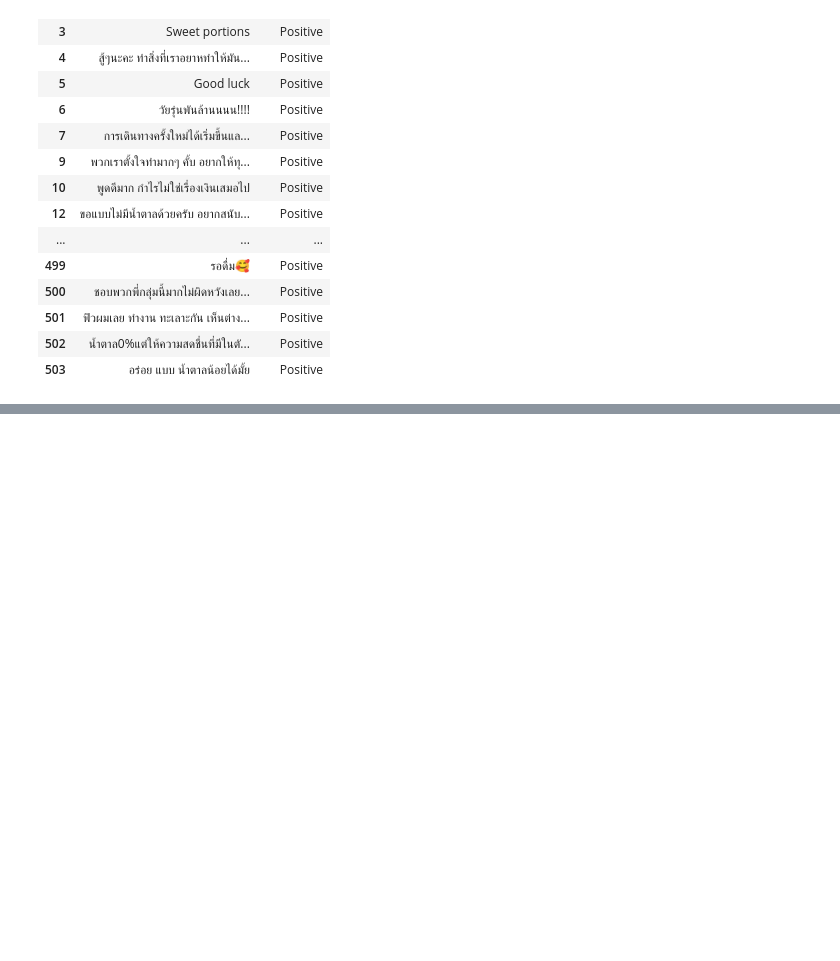
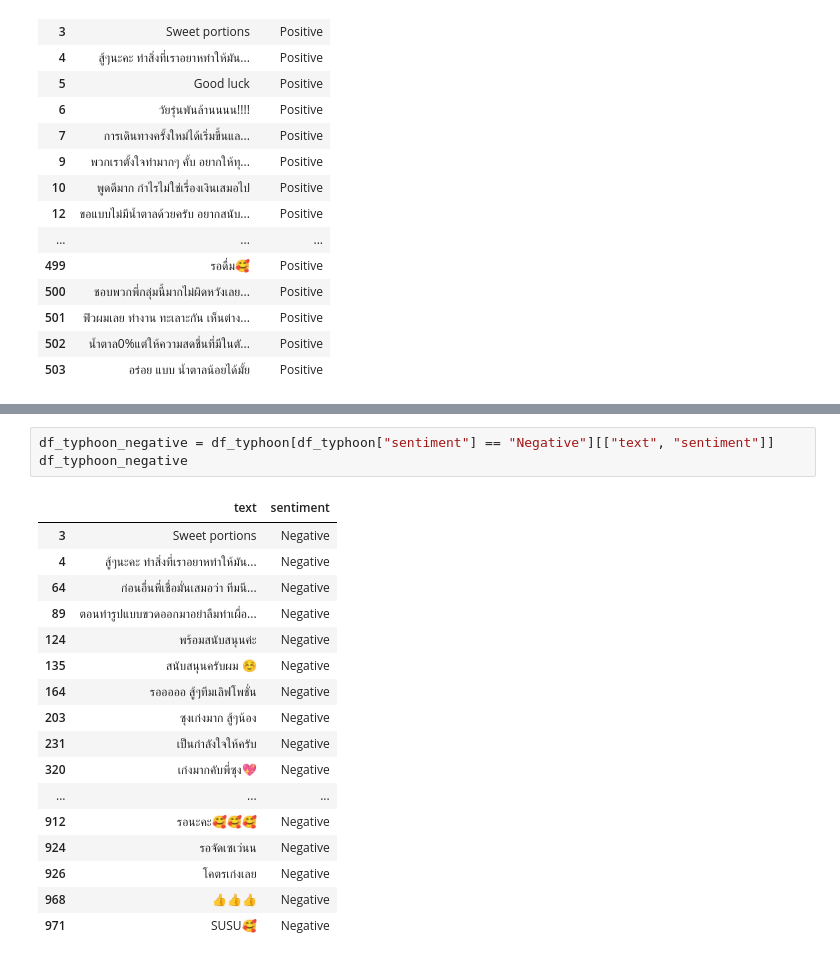
Before and after one commit to jaehakimm/Sentiment-analysis-tiktokcomment-lovepotiondrink, a Jupyter notebook: lovepotion_Drink_sentiment_analysis.ipynb, the cells around one changed output, grey strips where cells are left out. Drawn from its saved outputs; the diff is of its cells as text; blank space fills up the shorter version.

```diff
--- a/lovepotion_Drink_sentiment_analysis.ipynb
+++ b/lovepotion_Drink_sentiment_analysis.ipynb
@@ -381,0 +543,21 @@ df_positive_openai
+# %%
+df_typhoon_negative = df_typhoon[df_typhoon["sentiment"] == "Negative"][["text", "sentiment"]]
+df_typhoon_negative
+# %% [output]
+|  | text | sentiment |
+| 3 | Sweet portions | Negative |
+| 4 | สู้ๆนะคะ ทำสิ่งที่เราอยาหทำให้มัน... | Negative |
+| 64 | ก่อนอื่นพี่เชื่อมั่นเสมอว่า ทีมนี... | Negative |
+| 89 | ตอนทำรูปแบบขวดออกมาอย่าลืมทำเผื่อ... | Negative |
+| 124 | พร้อมสนับสนุนค่ะ | Negative |
+| 135 | สนับสนุนครับผม ☺️ | Negative |
+| 164 | รอออออ สู้ๆทีมเลิฟโพชั่น | Negative |
+| 203 | ซุงเก่งมาก สู้ๆน้อง | Negative |
+| 231 | เป็นกำลังใจให้ครับ | Negative |
+| 320 | เก่งมากคับพี่ซุง💖 | Negative |
+| ... | ... | ... |
+| 912 | รอนะคะ🥰🥰🥰 | Negative |
+| 924 | รอจัดเซเว่นน | Negative |
+| 926 | โคตรเก่งเลย | Negative |
+| 968 | 👍👍👍 | Negative |
+| 971 | SUSU🥰 | Negative |
```
Also changed, not shown: parts of 8 cells of this notebook.
